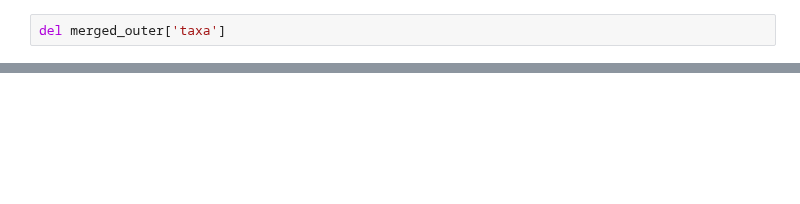
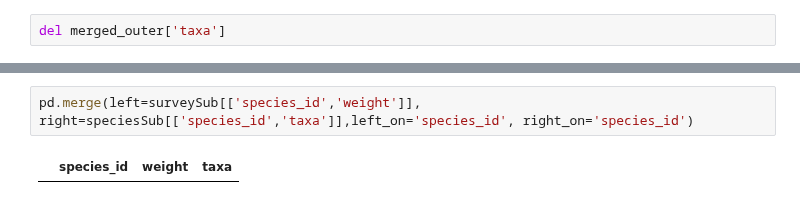
Before and after one commit to calculquebec/cq-formation-analyse-visualisation-python, a Jupyter notebook: Analyse et visualisation de donnees avec Python - Big Data 2016.ipynb, the cells around one changed output, grey strips where cells are left out. Drawn from its saved outputs; the diff is of its cells as text; blank space fills up the shorter version.

```diff
--- a/Analyse et visualisation de donnees avec Python - Big Data 2016.ipynb
+++ b/Analyse et visualisation de donnees avec Python - Big Data 2016.ipynb
@@ -747,0 +728,4 @@ merge(left, right, how='inner', on=None, left_on=None, right_on=None, left_index
+# %%
+pd.merge(left=surveySub[['species_id','weight']], right=speciesSub[['species_id','taxa']],left_on='species_id', right_on='species_id')
+# %% [output]
+|  | species_id | weight | taxa |
```
Also changed, not shown: parts of 1 cell of this notebook.
